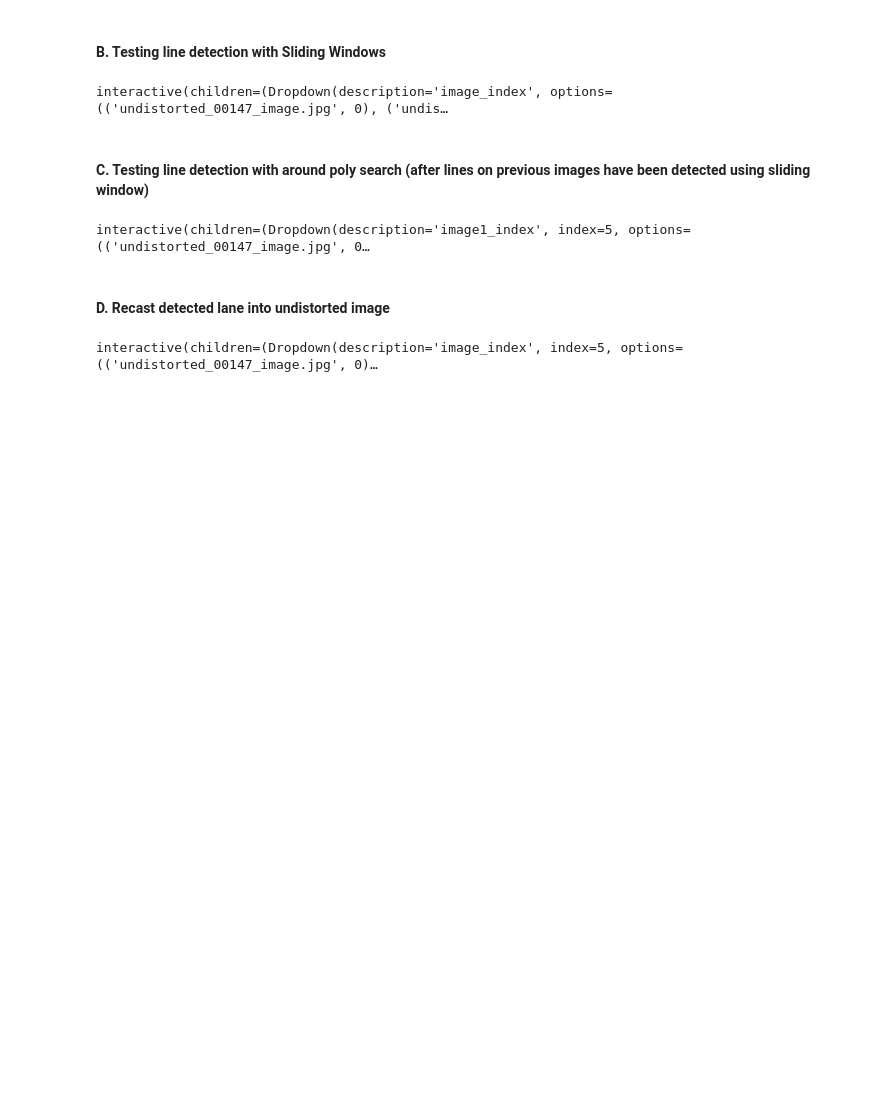
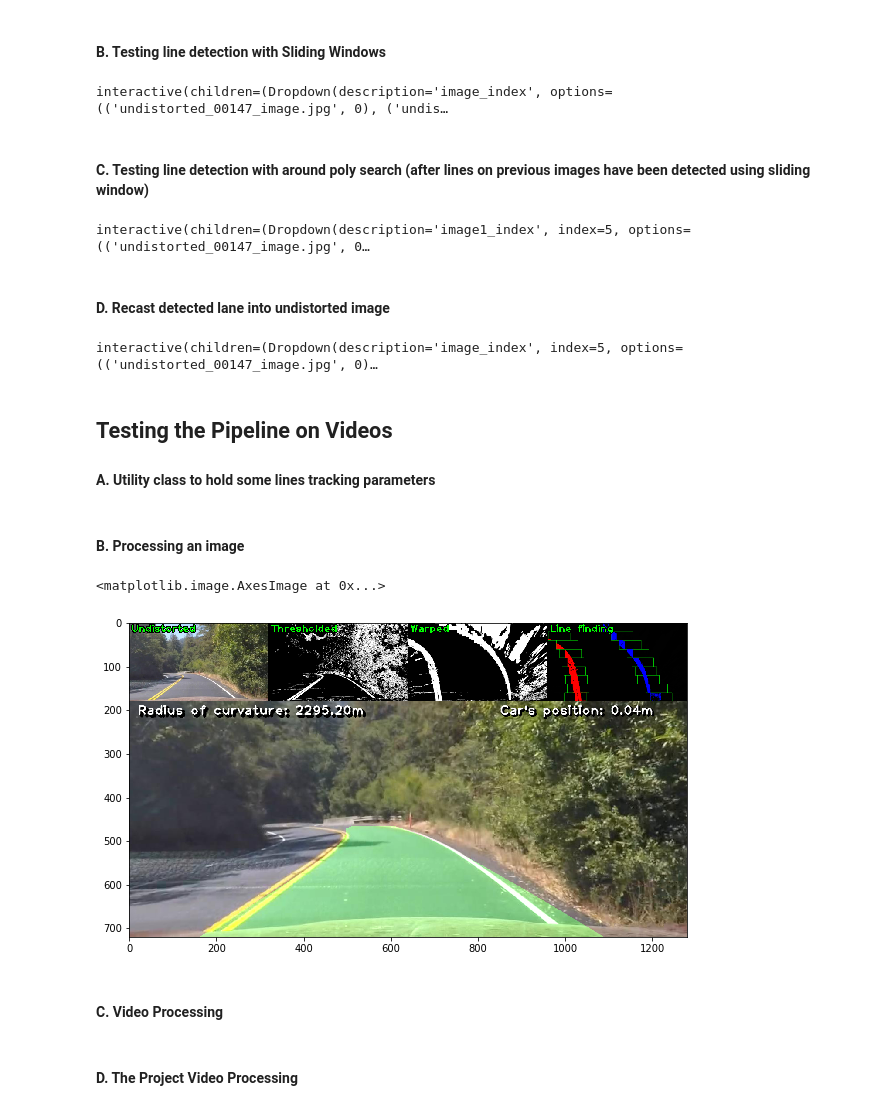
Before and after one commit to IbnouT/Advanced-Lane-Lines-Udacity, a Jupyter notebook: Pipiline.ipynb, the cells around one changed output. Cells and saved outputs as stored; diff of their text form; code cells hidden in the pictures; blank space fills up the shorter version.

Commit message:
Finalizing the refactoring of the pipeline

```diff
--- a/Pipiline.ipynb
+++ b/Pipiline.ipynb
@@ -1202,6 +1207,10 @@ def interact_recast_to_original(image_index=5):
     ax2.imshow(final_image)
 # %% [output]
 interactive(children=(Dropdown(description='image_index', index=5, options=(('undistorted_00147_image.jpg', 0)…
+# %% [markdown]
+## Testing the Pipeline on Videos
+
+#### A. Utility class to hold some lines tracking parameters
 # %%
 # Define a class to receive the characteristics of each line detection
 class Line():
@@ -1372,3 +1320,5 @@ class Line():
 
 LEFT_LINES = None
 RIGHT_LINES = None
+# %% [markdown]
+#### B. Processing an image
@@ -1374,0 +1437,13 @@ RIGHT_LINES = None
+# %%
+LEFT_LINES = Line()
+RIGHT_LINES = Line()
+
+timage = test_images[5][0]
+result = process_image(timage)
+_, ax1 = plt.subplots(1, 1, figsize=(10, 10))
+ax1.imshow(result)
+# %% [output]
+<matplotlib.image.AxesImage at 0x...>
+[figure, added]
+# %% [markdown]
+#### C. Video Processing
@@ -1374,0 +1471,2 @@ RIGHT_LINES = None
+# %% [markdown]
+#### D. The Project Video Processing
```
Also changed, not shown: parts of 10 cells of this notebook, 6 other files.
